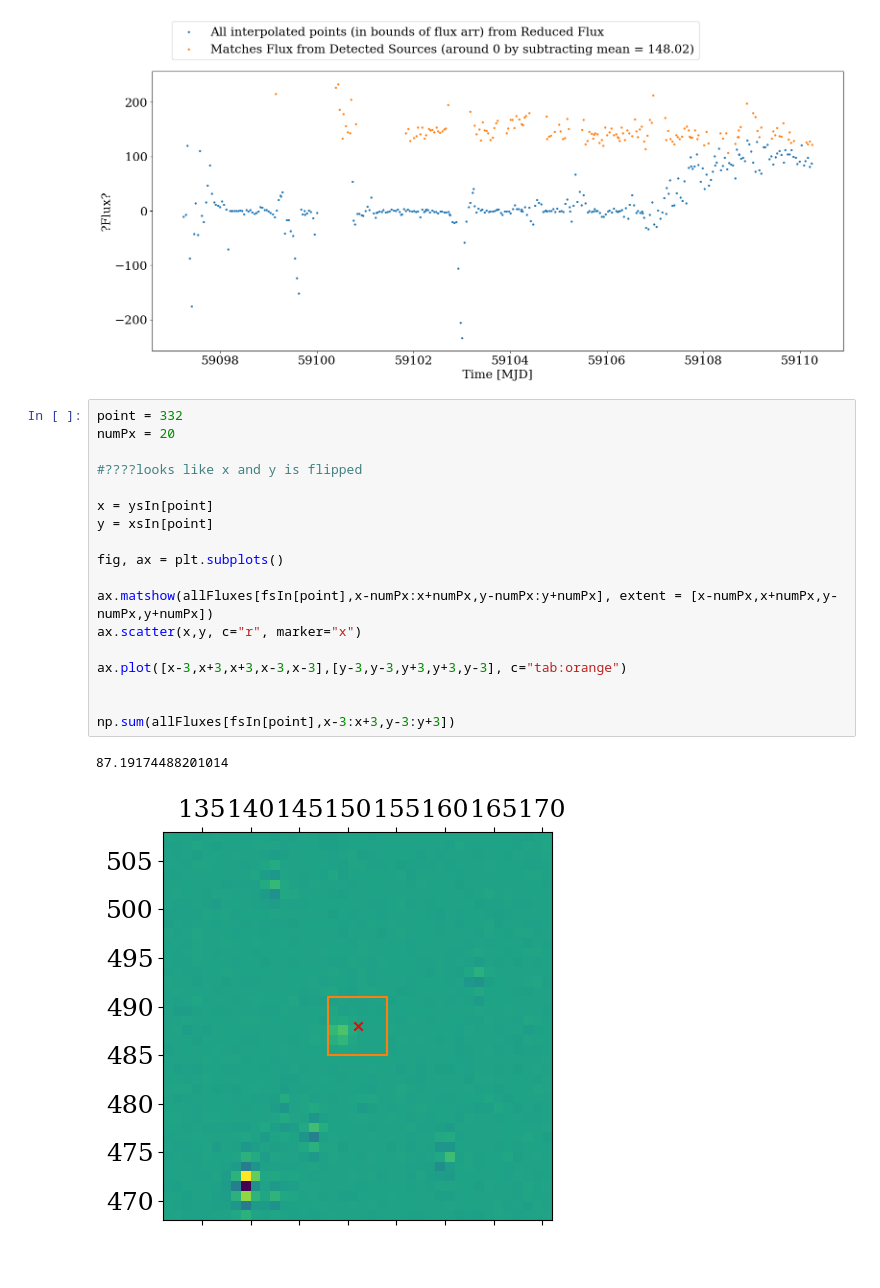
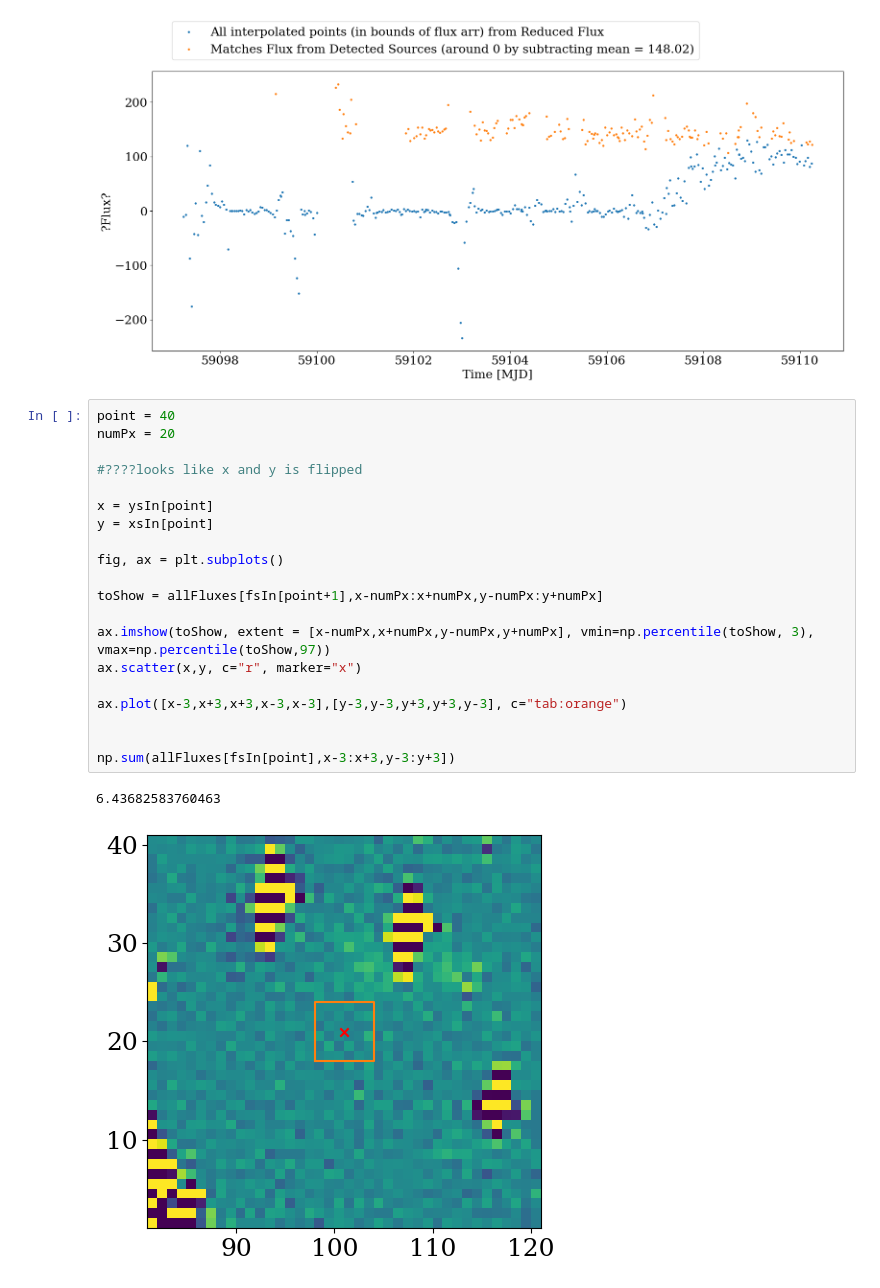
Before and after one commit to ble61/ASTR480, a Jupyter notebook: Test Code/allDataTest.ipynb, the cells around one changed output. Cells and saved outputs as stored; diff of their text form.

```diff
--- a/Test Code/allDataTest.ipynb
+++ b/Test Code/allDataTest.ipynb
@@ -135,23 +135,25 @@ ax.legend(bbox_to_anchor=(0.8, 1.2))
 <matplotlib.legend.Legend at 0x...>
 [figure]
 # %%
-point = 332
+point = 40
 numPx = 20
 
 #????looks like x and y is flipped
 
 x = ysIn[point]
 y = xsIn[point]
 
 fig, ax = plt.subplots()
 
-ax.matshow(allFluxes[fsIn[point],x-numPx:x+numPx,y-numPx:y+numPx], extent = [x-numPx,x+numPx,y-numPx,y+numPx])
+toShow = allFluxes[fsIn[point+1],x-numPx:x+numPx,y-numPx:y+numPx]
+
+ax.imshow(toShow, extent = [x-numPx,x+numPx,y-numPx,y+numPx], vmin=np.percentile(toShow, 3), vmax=np.percentile(toShow,97))
 ax.scatter(x,y, c="r", marker="x")
 
 ax.plot([x-3,x+3,x+3,x-3,x-3],[y-3,y-3,y+3,y+3,y-3], c="tab:orange")
 
 
 np.sum(allFluxes[fsIn[point],x-3:x+3,y-3:y+3])
 # %% [output]
-87.19174488201014
+6.43682583760463
-[figure, old version]
+[figure, new version]
```
Also changed, not shown: parts of 1 cell of this notebook, 10 other files.
